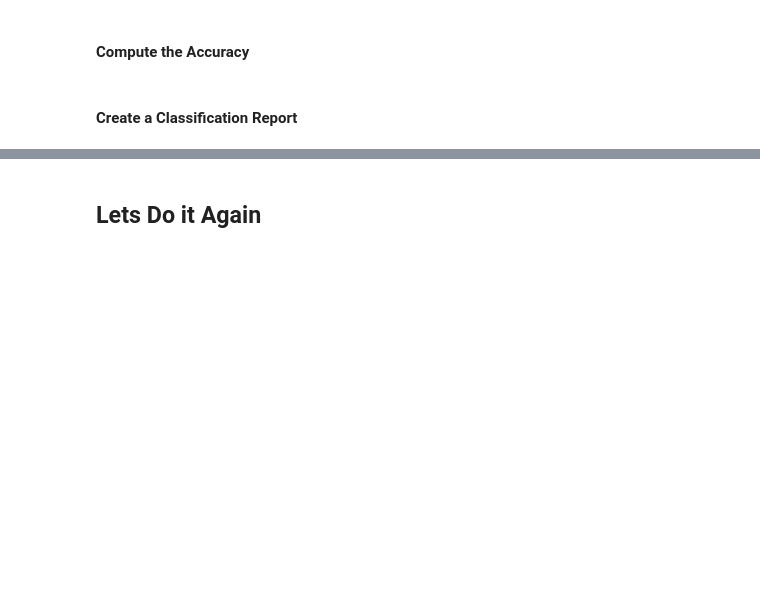
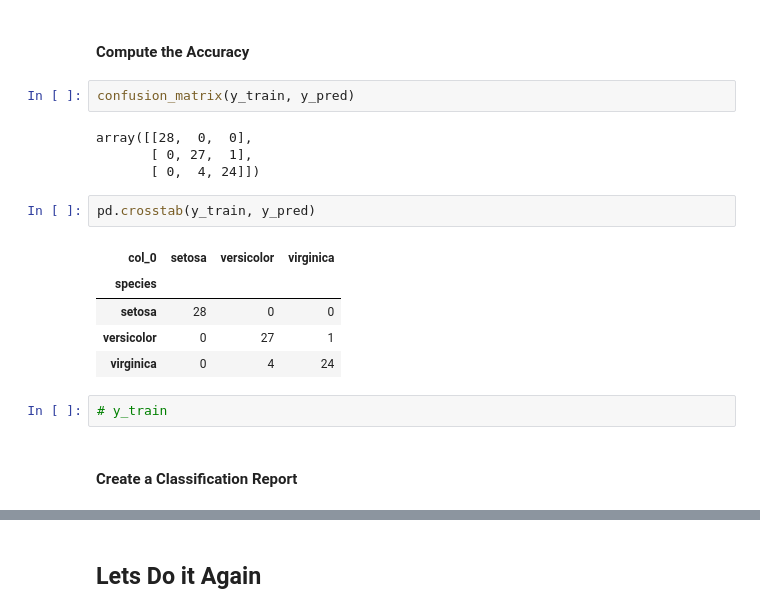
Before and after one commit to CodeupClassroom/leavitt-classification-exercises, a Jupyter notebook: k_nearest_neighbors_lesson.ipynb, the cells around one changed output, grey strips where cells are left out. Saved outputs shown, nothing was run; the diff lists cells and outputs as text; blank space fills up the shorter version.

```diff
--- a/k_nearest_neighbors_lesson.ipynb
+++ b/k_nearest_neighbors_lesson.ipynb
@@ -83,5 +174,21 @@ y_test = test.species
 ## Evaluate Model
 # %% [markdown]
 #### Compute the Accuracy
-# %% [markdown]
-#### Create a Classification Report
+# %%
+confusion_matrix(y_train, y_pred)
+# %% [output]
+array([[28,  0,  0],
+       [ 0, 27,  1],
+       [ 0,  4, 24]])
+# %%
+pd.crosstab(y_train, y_pred)
+# %% [output]
+| col_0 | setosa | versicolor | virginica |
+| species |  |  |  |
+| setosa | 28 | 0 | 0 |
+| versicolor | 0 | 27 | 1 |
+| virginica | 0 | 4 | 24 |
+# %%
+# y_train
+# %% [markdown]
+#### Create a Classification Report
```
Also changed, not shown: parts of 36 cells of this notebook.
